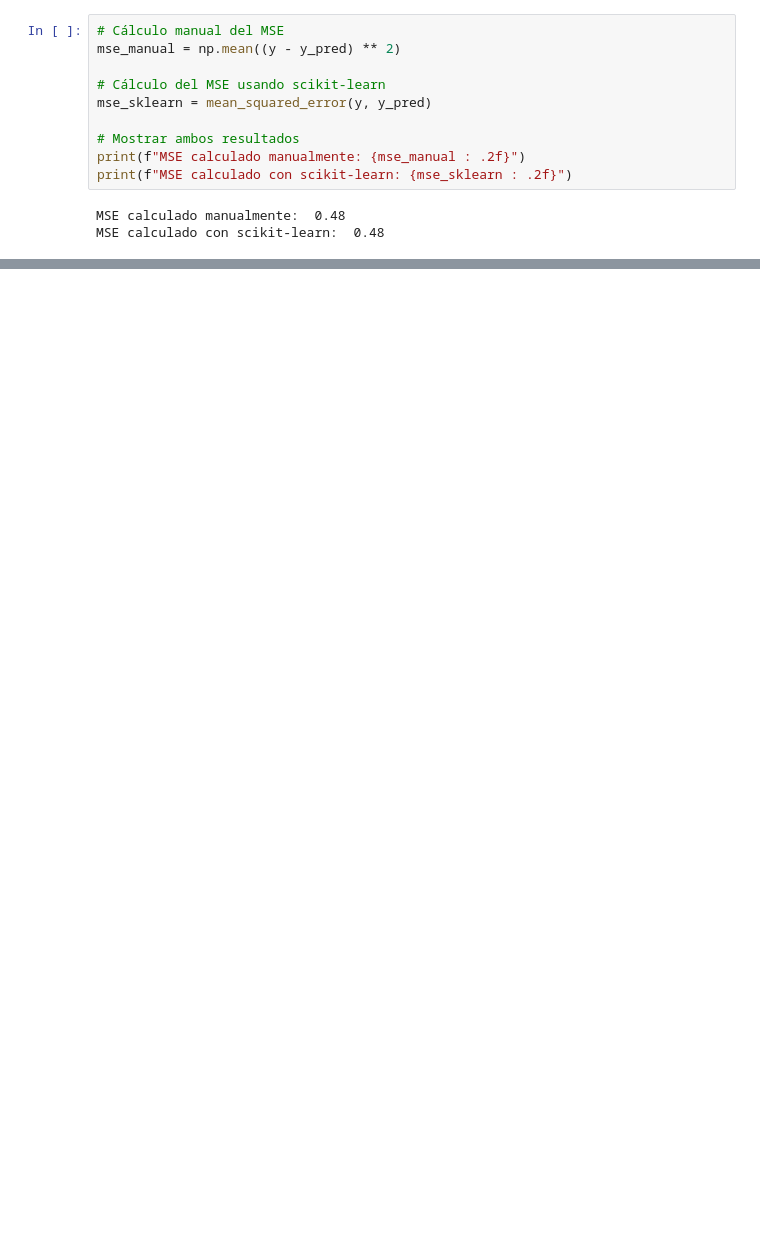
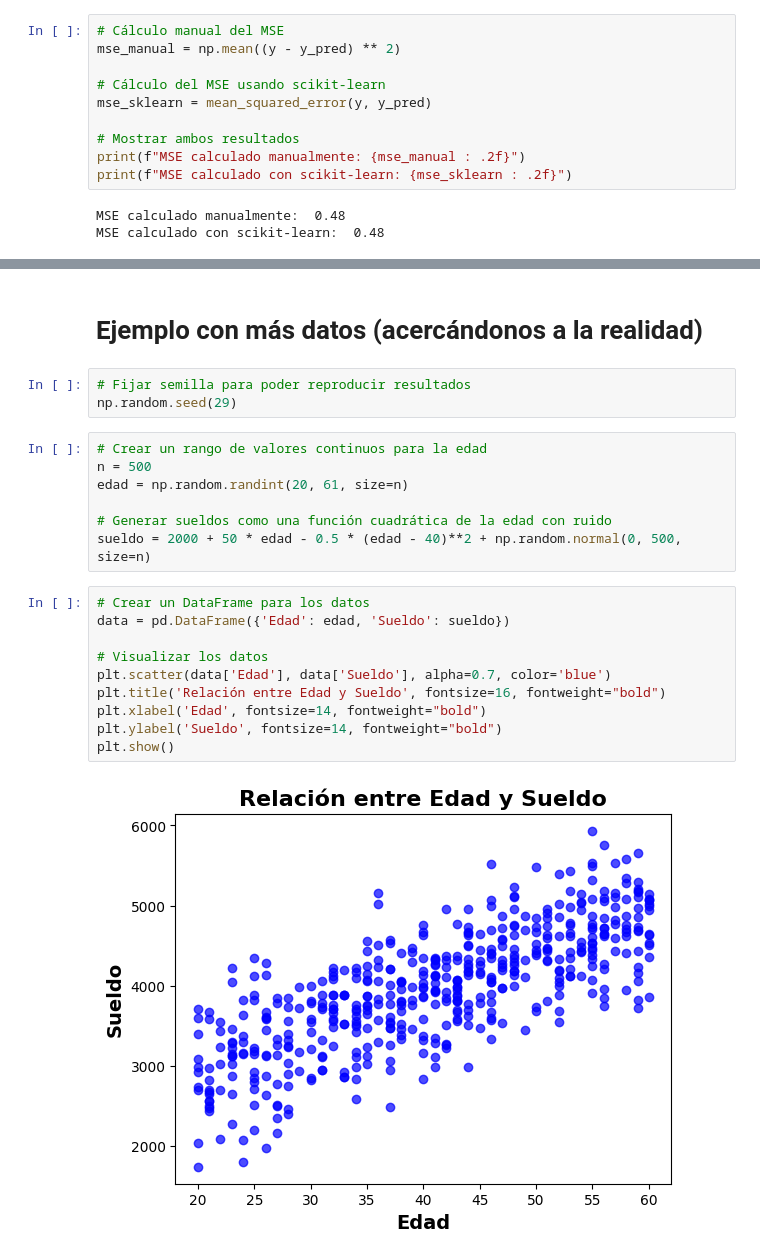
Before and after one commit to JaznaLaProfe/InteligenciaArtificial, a Jupyter notebook: notebooks/7-620454_ExplicaciónRegresiónLineal_Simple.ipynb, the cells around one changed output, grey strips where cells are left out. Drawn from its saved outputs; the diff is of its cells as text; blank space fills up the shorter version.

```diff
--- a/notebooks/7-620454_ExplicaciónRegresiónLineal_Simple.ipynb
+++ b/notebooks/7-620454_ExplicaciónRegresiónLineal_Simple.ipynb
@@ -130,0 +274,24 @@ MSE calculado con scikit-learn:  0.48
+# %% [markdown]
+# Ejemplo con más datos (acercándonos a la realidad)
+# %%
+# Fijar semilla para poder reproducir resultados
+np.random.seed(29)
+# %%
+# Crear un rango de valores continuos para la edad
+n = 500
+edad = np.random.randint(20, 61, size=n)
+
+# Generar sueldos como una función cuadrática de la edad con ruido
+sueldo = 2000 + 50 * edad - 0.5 * (edad - 40)**2 + np.random.normal(0, 500, size=n)
+# %%
+# Crear un DataFrame para los datos
+data = pd.DataFrame({'Edad': edad, 'Sueldo': sueldo})
+
+# Visualizar los datos
+plt.scatter(data['Edad'], data['Sueldo'], alpha=0.7, color='blue')
+plt.title('Relación entre Edad y Sueldo', fontsize=16, fontweight="bold")
+plt.xlabel('Edad', fontsize=14, fontweight="bold")
+plt.ylabel('Sueldo', fontsize=14, fontweight="bold")
+plt.show()
+# %% [output]
+[figure, added]
```
Also changed, not shown: parts of 21 cells of this notebook.
